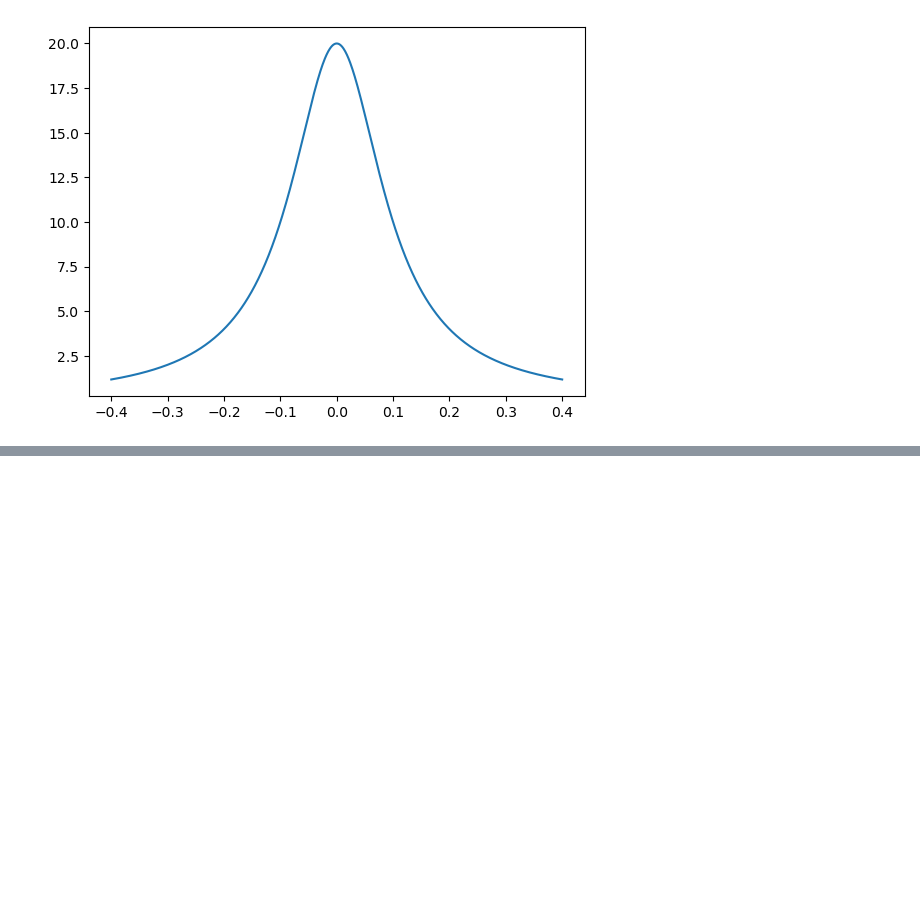
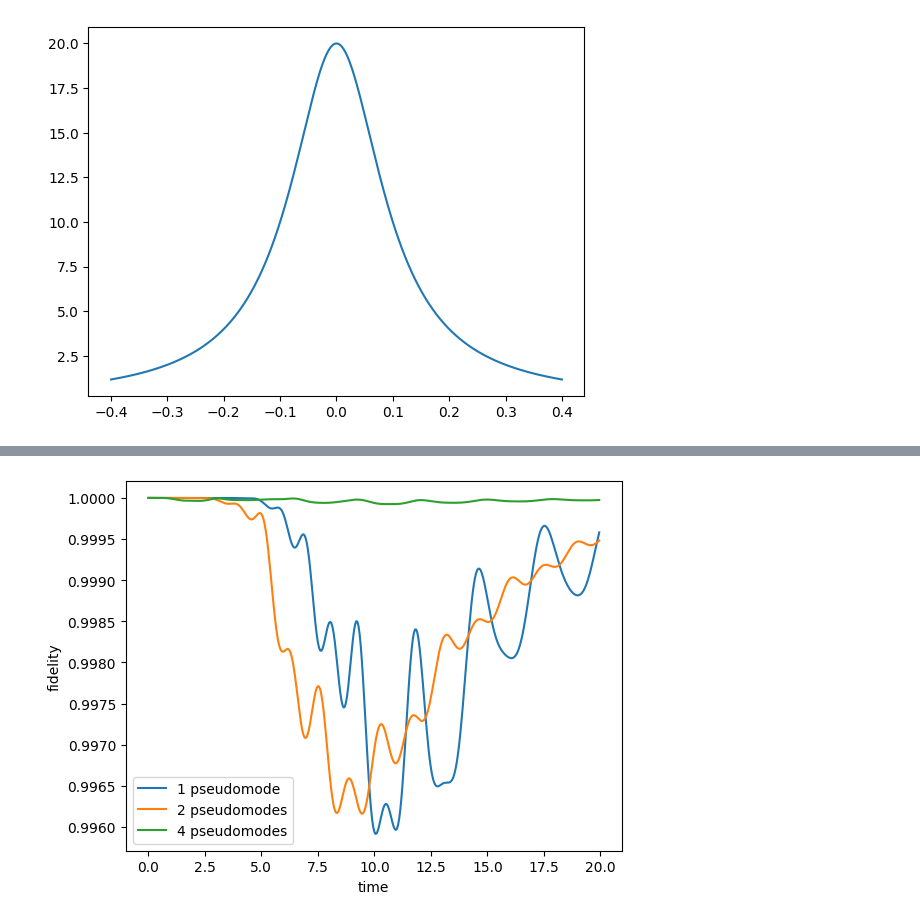
Before and after one commit to federicogallina/qsextra, a Jupyter notebook: Examples/qcomo - Examples/Example 3 - More is better.ipynb, the cells around one changed output, grey strips where cells are left out. Cells and saved outputs as stored; diff of their text form; code cells hidden in the pictures; blank space fills up the shorter version.

```diff
--- a/Examples/qcomo - Examples/Example 3 - More is better.ipynb
+++ b/Examples/qcomo - Examples/Example 3 - More is better.ipynb
@@ -146,0 +225,9 @@ Text(0, 0.5, '$\\rho_{11}$')
+# %%
+plt.plot(t_list, F[0], label='1 pseudomode')
+plt.plot(t_list, F[1], label='2 pseudomodes')
+plt.plot(t_list, F[2], label='4 pseudomodes')
+plt.legend()
+plt.xlabel('time')
+plt.ylabel('fidelity');
+# %% [output]
+[figure, added]
```
Also changed, not shown: parts of 26 cells of this notebook, 1 other file.
